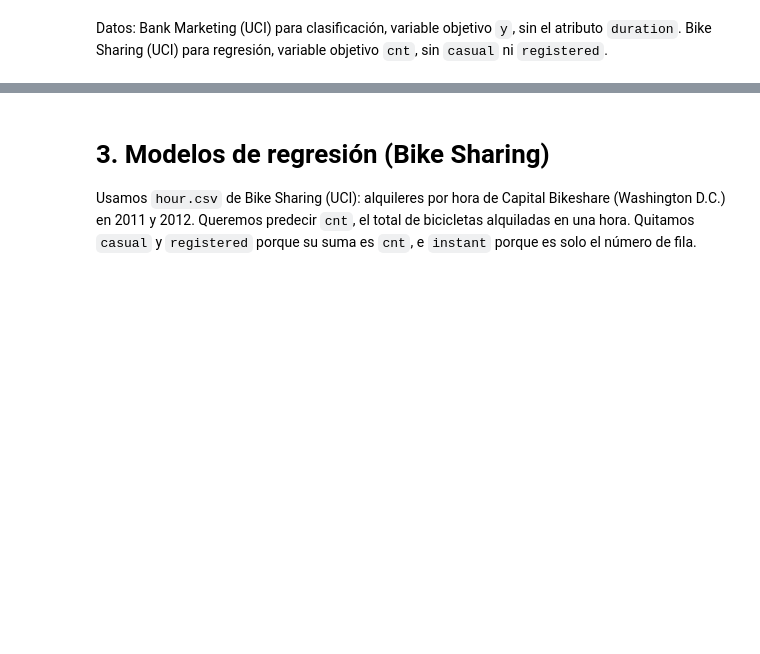
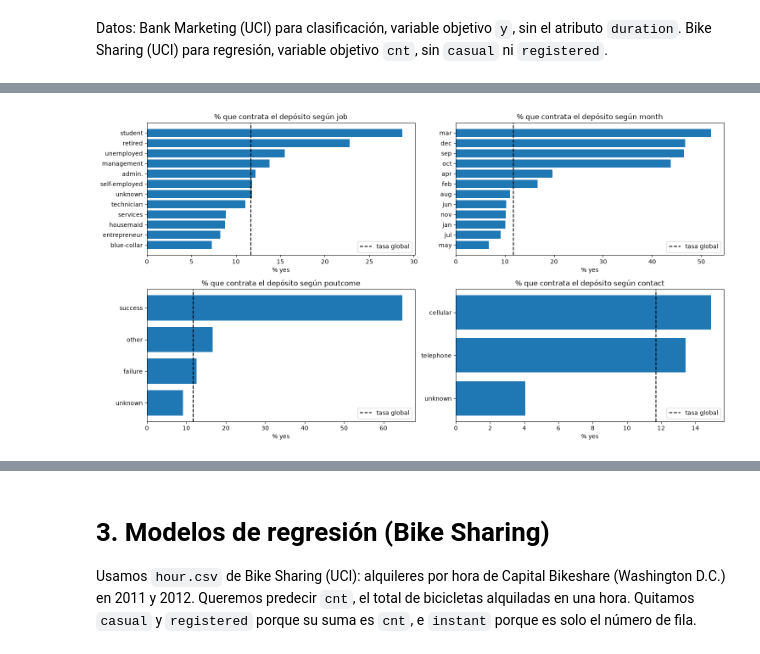
Before and after one commit to eliasdlc/BI-Practia2, a Jupyter notebook: Practica_2_Modelos_Predictivos.ipynb, the cells around one changed output, grey strips where cells are left out. Cells and saved outputs as stored; diff of their text form; code cells hidden in the pictures; blank space fills up the shorter version.

```diff
--- a/Practica_2_Modelos_Predictivos.ipynb
+++ b/Practica_2_Modelos_Predictivos.ipynb
@@ -39,0 +172,15 @@ Datos: Bank Marketing (UCI) para clasificación, variable objetivo `y`, sin el a
+# %%
+tasa = lambda col: bank.groupby(col)['y'].apply(lambda s: (s == 'yes').mean() * 100).sort_values()
+
+fig, axes = plt.subplots(2, 2, figsize=(15, 8))
+for ax, col in zip(axes.ravel(), ['job', 'month', 'poutcome', 'contact']):
+    t = tasa(col)
+    ax.barh(t.index, t.values)
+    ax.axvline((bank['y'] == 'yes').mean() * 100, color='black', linestyle='--', label='tasa global')
+    ax.set_title(f'% que contrata el depósito según {col}')
+    ax.set_xlabel('% yes')
+    ax.legend()
+plt.tight_layout()
+plt.show()
+# %% [output]
+[figure, added]
```
Also changed, not shown: parts of 64 cells of this notebook, 4 other files.
